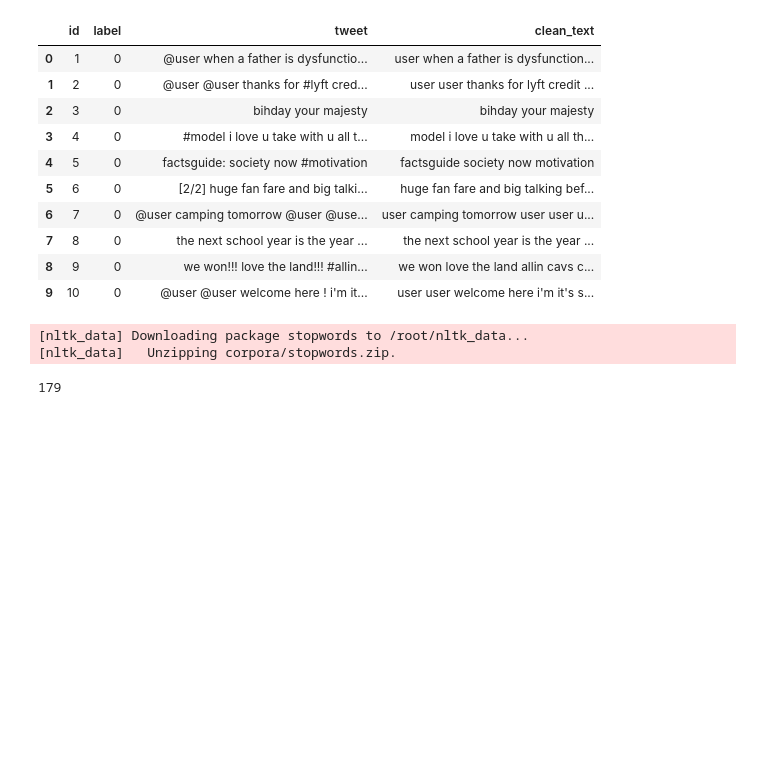
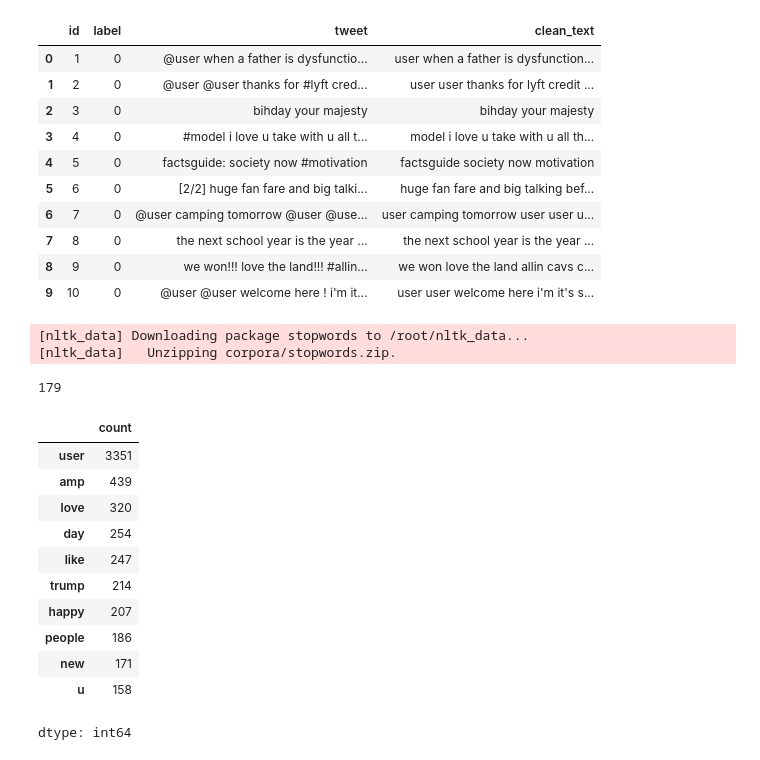
Before and after one commit to nava3377/NLP, a Jupyter notebook: Text_Classification.ipynb, the cells around one changed output. Cells and saved outputs as stored; diff of their text form; code cells hidden in the pictures; blank space fills up the shorter version.

```diff
--- a/Text_Classification.ipynb
+++ b/Text_Classification.ipynb
@@ -102,3 +102,18 @@ dataset['word_count']=dataset.clean_text.str.split().apply(lambda x:len(x))
 dataset['any_neg']=dataset.clean_text.str.split().apply(lambda x:any_neg(x))
 dataset['is_question']=dataset.clean_text.str.split().apply(lambda x:is_question(x))
 dataset['any_rare']=dataset.clean_text.str.split().apply(lambda x:any_rare(x,rare_100))
+# %%
+gen_freq(dataset.clean_text.str)[:10]
+# %% [output]
+|  | count |
+| user | 3351 |
+| amp | 439 |
+| love | 320 |
+| day | 254 |
+| like | 247 |
+| trump | 214 |
+| happy | 207 |
+| people | 186 |
+| new | 171 |
+| u | 158 |
+dtype: int64
```
Also changed, not shown: parts of 11 cells of this notebook.
